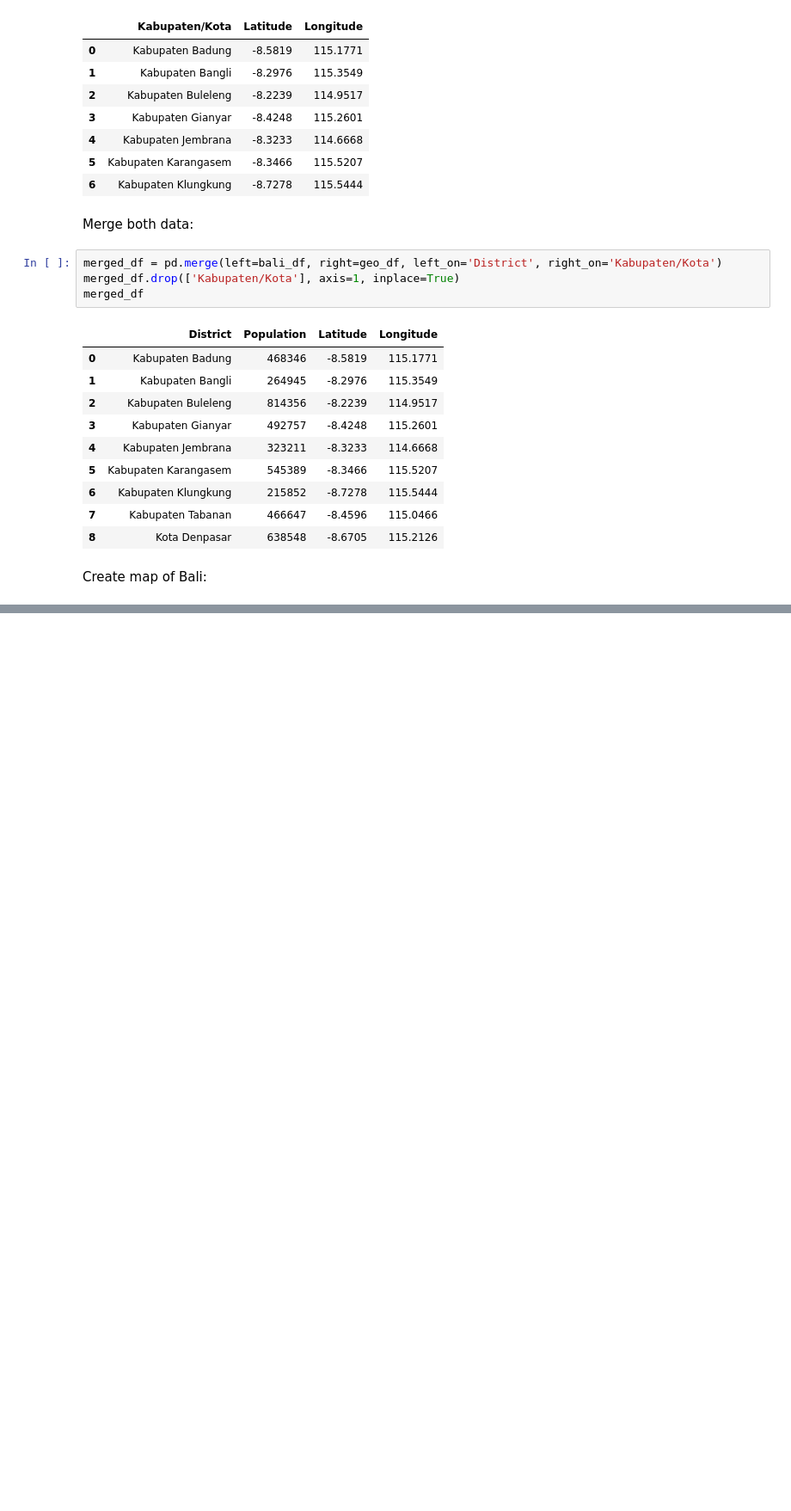
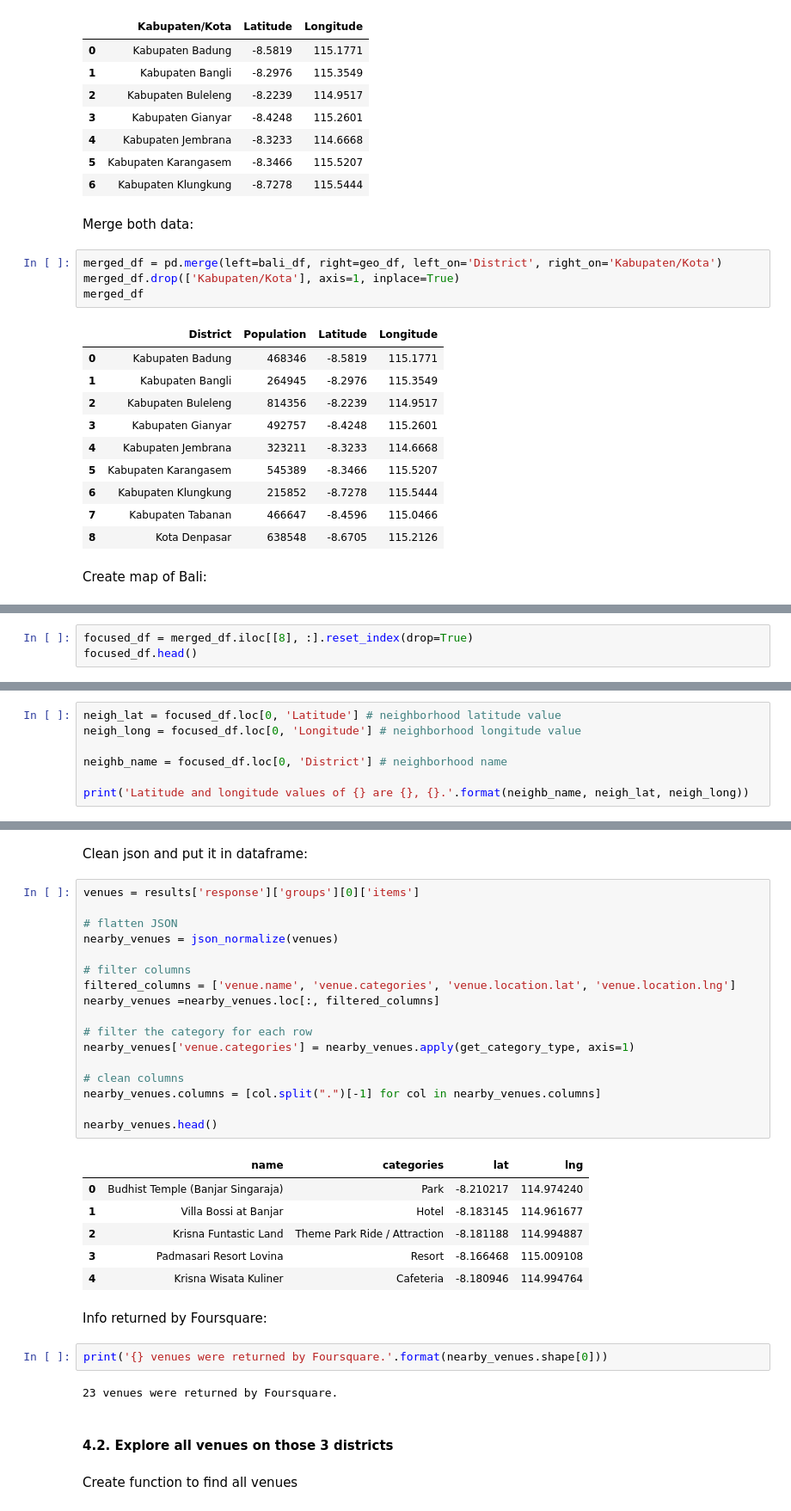
Before and after one commit to bluearticuno/Coursera_Capstone, a Jupyter notebook: Capstone-business_prospect_in_Bali.ipynb, the cells around one changed output, grey strips where cells are left out. Shown at 86% size. Drawn from its saved outputs; the diff is of its cells as text; blank space fills up the shorter version.

```diff
--- a/Capstone-business_prospect_in_Bali.ipynb
+++ b/Capstone-business_prospect_in_Bali.ipynb
@@ -204,0 +197,3 @@ plt.show()
+# %%
+focused_df = merged_df.iloc[[8], :].reset_index(drop=True)
+focused_df.head()
@@ -204,0 +219,7 @@ plt.show()
+# %%
+neigh_lat = focused_df.loc[0, 'Latitude'] # neighborhood latitude value
+neigh_long = focused_df.loc[0, 'Longitude'] # neighborhood longitude value
+
+neighb_name = focused_df.loc[0, 'District'] # neighborhood name
+
+print('Latitude and longitude values of {} are {}, {}.'.format(neighb_name, neigh_lat, neigh_long))
@@ -204,0 +268,36 @@ plt.show()
+# %% [markdown]
+Clean json and put it in dataframe:
+# %%
+venues = results['response']['groups'][0]['items']
+
+# flatten JSON
+nearby_venues = json_normalize(venues)
+
+# filter columns
+filtered_columns = ['venue.name', 'venue.categories', 'venue.location.lat', 'venue.location.lng']
+nearby_venues =nearby_venues.loc[:, filtered_columns]
+
+# filter the category for each row
+nearby_venues['venue.categories'] = nearby_venues.apply(get_category_type, axis=1)
+
+# clean columns
+nearby_venues.columns = [col.split(".")[-1] for col in nearby_venues.columns]
+
+nearby_venues.head()
+# %% [output]
+|  | name | categories | lat | lng |
+| 0 | Budhist Temple (Banjar Singaraja) | Park | -8.210217 | 114.974240 |
+| 1 | Villa Bossi at Banjar | Hotel | -8.183145 | 114.961677 |
+| 2 | Krisna Funtastic Land | Theme Park Ride / Attraction | -8.181188 | 114.994887 |
+| 3 | Padmasari Resort Lovina | Resort | -8.166468 | 115.009108 |
+| 4 | Krisna Wisata Kuliner | Cafeteria | -8.180946 | 114.994764 |
+# %% [markdown]
+Info returned by Foursquare:
+# %%
+print('{} venues were returned by Foursquare.'.format(nearby_venues.shape[0]))
+# %% [output]
+23 venues were returned by Foursquare.
+# %% [markdown]
+<h4>4.2. Explore all venues on those 3 districts</h4>
+# %% [markdown]
+Create function to find all venues
```
Also changed, not shown: parts of 23 cells of this notebook.
